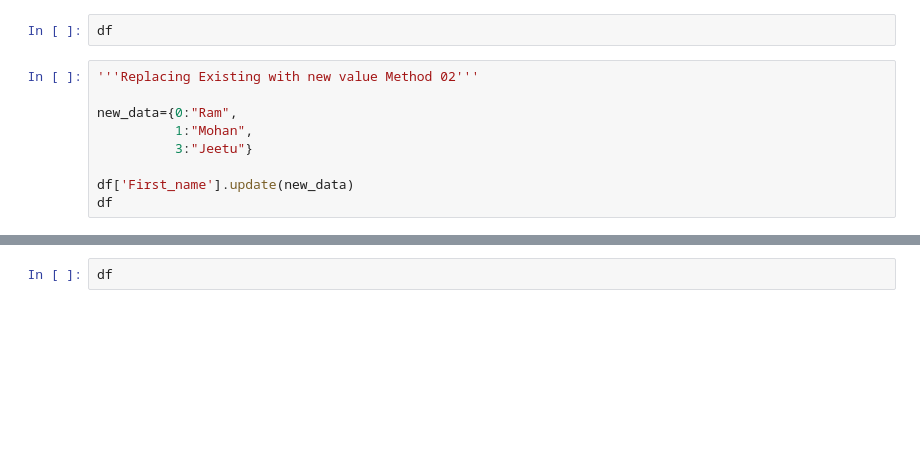
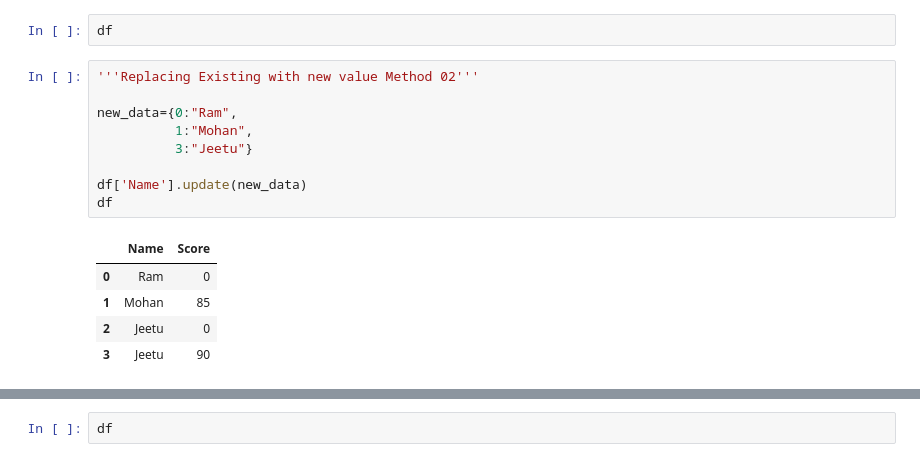
Before and after one commit to SHIVRAJSHINDE/Ethans, a Jupyter notebook: 17 18 20/02 Data Manipulation Pandas-Copy1/Pandas-Level-01.ipynb, the cells around one changed output, grey strips where cells are left out. Drawn from its saved outputs; the diff is of its cells as text; blank space fills up the shorter version.

```diff
--- a/17 18 20/02 Data Manipulation Pandas-Copy1/Pandas-Level-01.ipynb
+++ b/17 18 20/02 Data Manipulation Pandas-Copy1/Pandas-Level-01.ipynb
@@ -1062,10 +1132,16 @@ df
 # %%
 '''Replacing Existing with new value Method 02'''
 
 new_data={0:"Ram",
           1:"Mohan",
           3:"Jeetu"}
 
-df['First_name'].update(new_data)
+df['Name'].update(new_data)
 df
+# %% [output]
+|  | Name | Score |
+| 0 | Ram | 0 |
+| 1 | Mohan | 85 |
+| 2 | Jeetu | 0 |
+| 3 | Jeetu | 90 |
 # %%
```
Also changed, not shown: parts of 118 cells of this notebook, 10 other files.
